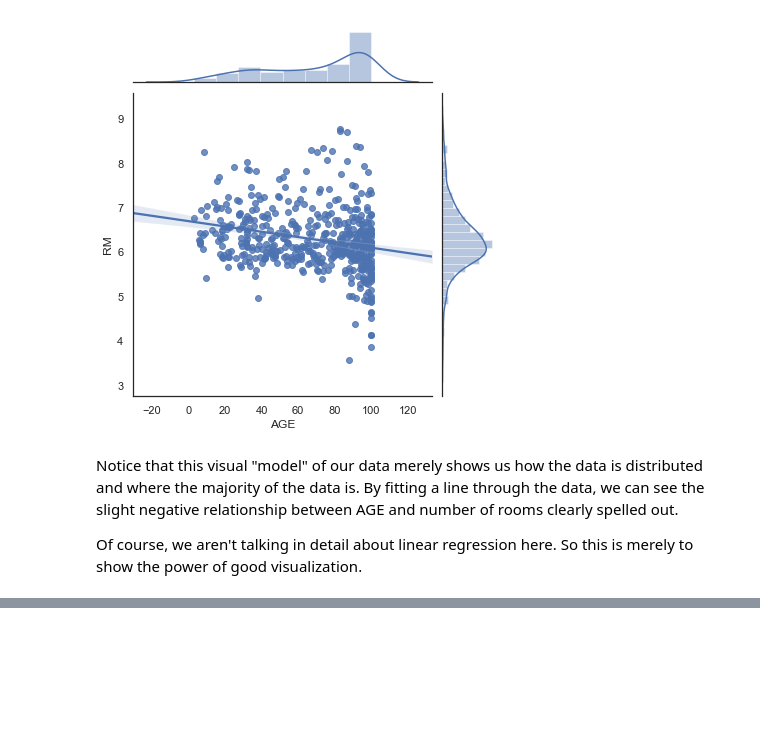
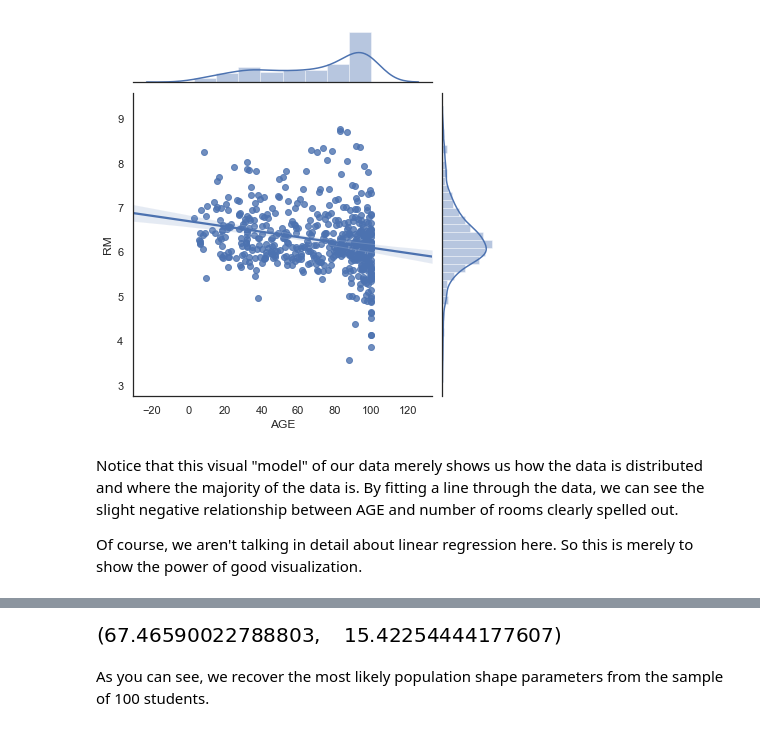
Before and after one commit to EricSchles/data_science_meetup_nyc, a Jupyter notebook: Statistical_Tests.ipynb, the cells around one changed output, grey strips where cells are left out. Cells and saved outputs as stored; diff of their text form; code cells hidden in the pictures; blank space fills up the shorter version.

```diff
--- a/Statistical_Tests.ipynb
+++ b/Statistical_Tests.ipynb
@@ -334,0 +430,12 @@ https://chrisalbon.com/python/data_visualization/seaborn_pandas_timeseries_plot/
+# %%
+students_tests = np.random.normal(70, 15, size=110)
+students_tests = students_tests[students_tests < 100]
+students_tests = students_tests[np.random.randint(0, 100, size=100)]
+# %%
+from scipy import stats
+
+stats.norm.fit(students_tests)
+# %% [output]
+[figure, added]
+# %% [markdown]
+As you can see, we recover the most likely population shape parameters from the sample of 100 students.
```
Also changed, not shown: parts of 13 cells of this notebook.
